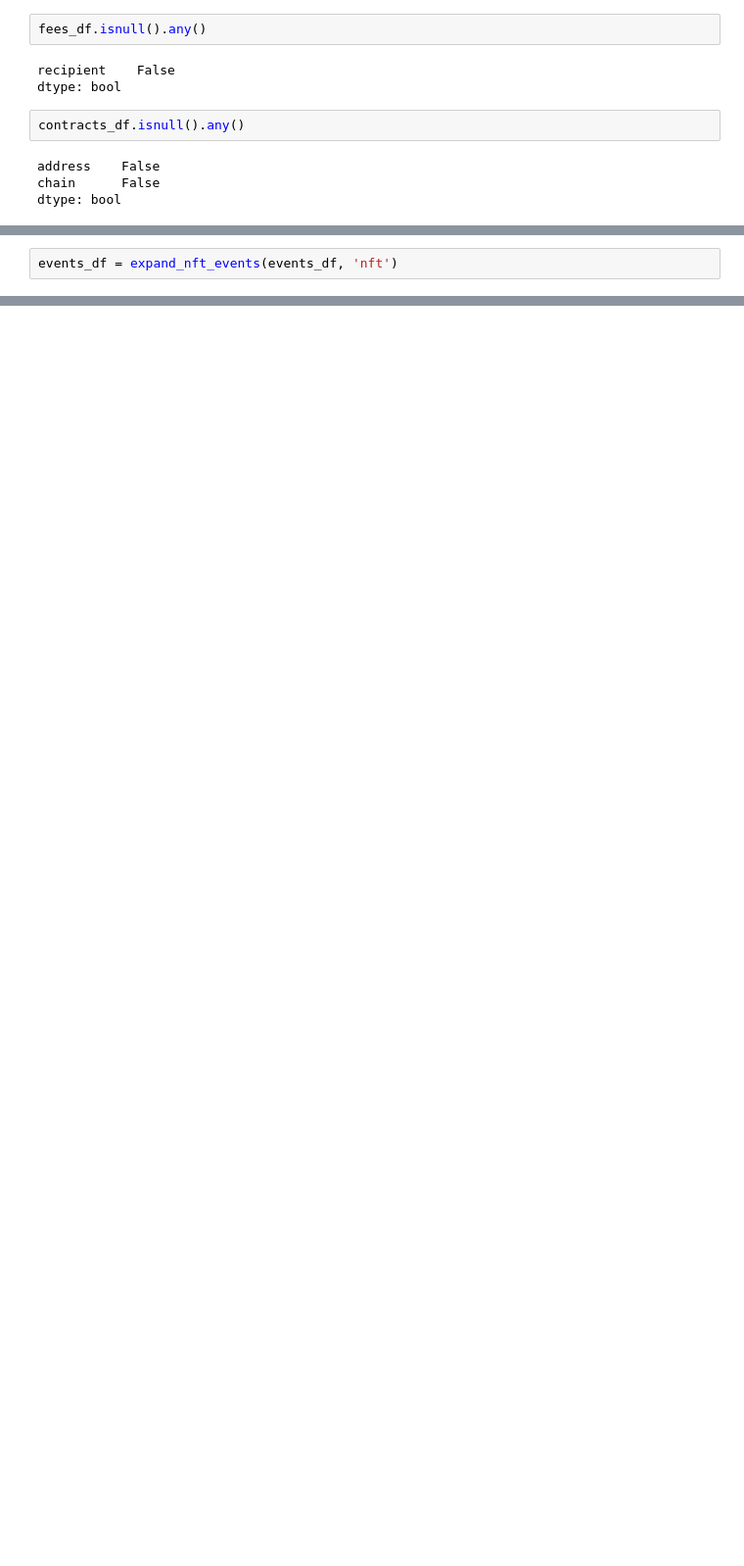
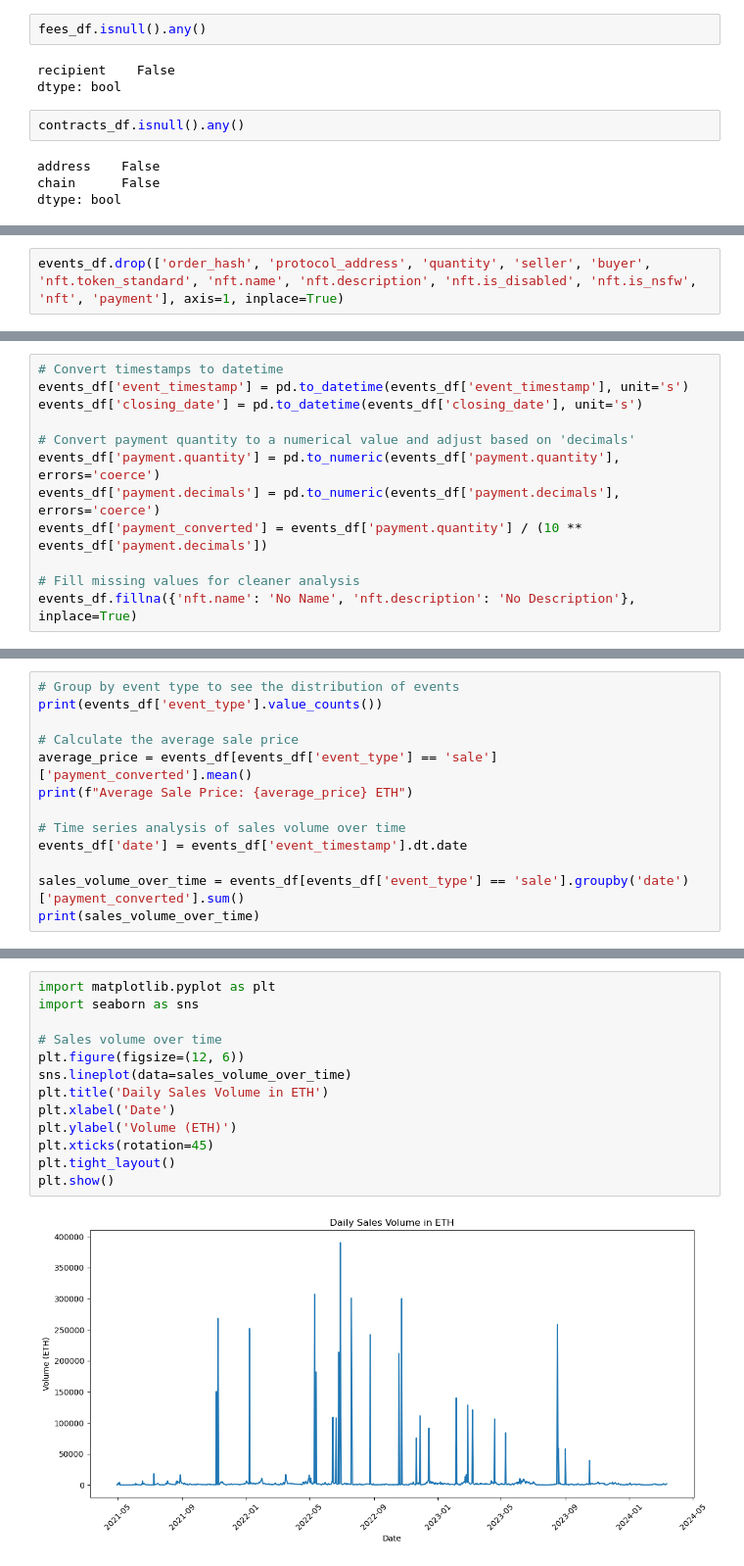
Before and after one commit to HeTron/NFT-Predictor, a Jupyter notebook: nft_project.ipynb, the cells around one changed output, grey strips where cells are left out. Shown: that part at 98% size. Drawn from its saved outputs; the diff is of its cells as text; blank space fills up the shorter version.

Commit message:
completed cleaning and preprocessing data

```diff
--- a/nft_project.ipynb
+++ b/nft_project.ipynb
@@ -333,0 +301,2 @@ Index(['collection', 'name', 'description', 'image_url', 'banner_image_url',
+# %%
+events_df.drop(['order_hash', 'protocol_address', 'quantity', 'seller', 'buyer', 'nft.token_standard', 'nft.name', 'nft.description', 'nft.is_disabled', 'nft.is_nsfw', 'nft', 'payment'], axis=1, inplace=True)
@@ -492,2 +323,0 @@ AttributeError: 'int' object has no attribute 'startswith'
-# %%
-events_df = expand_nft_events(events_df, 'nft')
@@ -505,0 +329,12 @@ KeyError: 'nft'
+# %%
+# Convert timestamps to datetime
+events_df['event_timestamp'] = pd.to_datetime(events_df['event_timestamp'], unit='s')
+events_df['closing_date'] = pd.to_datetime(events_df['closing_date'], unit='s')
+
+# Convert payment quantity to a numerical value and adjust based on 'decimals'
+events_df['payment.quantity'] = pd.to_numeric(events_df['payment.quantity'], errors='coerce')
+events_df['payment.decimals'] = pd.to_numeric(events_df['payment.decimals'], errors='coerce')
+events_df['payment_converted'] = events_df['payment.quantity'] / (10 ** events_df['payment.decimals'])
+
+# Fill missing values for cleaner analysis
+events_df.fillna({'nft.name': 'No Name', 'nft.description': 'No Description'}, inplace=True)
@@ -505,0 +357,13 @@ KeyError: 'nft'
+# %%
+# Group by event type to see the distribution of events
+print(events_df['event_type'].value_counts())
+
+# Calculate the average sale price
+average_price = events_df[events_df['event_type'] == 'sale']['payment_converted'].mean()
+print(f"Average Sale Price: {average_price} ETH")
+
+# Time series analysis of sales volume over time
+events_df['date'] = events_df['event_timestamp'].dt.date
+
+sales_volume_over_time = events_df[events_df['event_type'] == 'sale'].groupby('date')['payment_converted'].sum()
+print(sales_volume_over_time)
@@ -505,0 +388,15 @@ KeyError: 'nft'
+# %%
+import matplotlib.pyplot as plt
+import seaborn as sns
+
+# Sales volume over time
+plt.figure(figsize=(12, 6))
+sns.lineplot(data=sales_volume_over_time)
+plt.title('Daily Sales Volume in ETH')
+plt.xlabel('Date')
+plt.ylabel('Volume (ETH)')
+plt.xticks(rotation=45)
+plt.tight_layout()
+plt.show()
+# %% [output]
+[figure, added]
```
Also changed, not shown: parts of 61 cells of this notebook.
